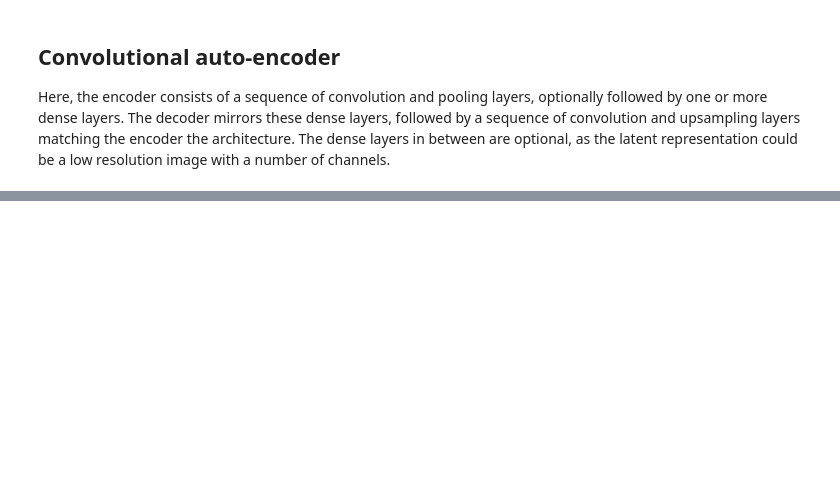
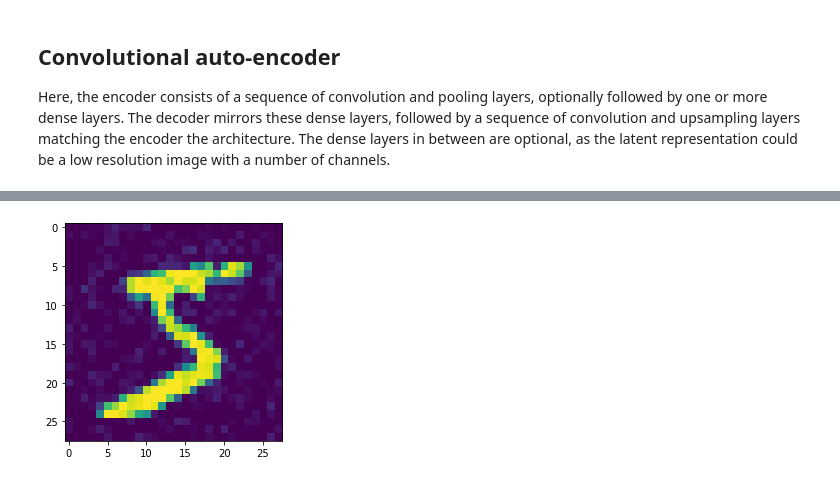
Before and after one commit to williamjshipman/autoencoder_tutorial, a Jupyter notebook: src/mnist_basic_auto_encoders.ipynb, the cells around one changed output, grey strips where cells are left out. Saved outputs shown, nothing was run; the diff lists cells and outputs as text; code cells hidden in the pictures; blank space fills up the shorter version.

```diff
--- a/src/mnist_basic_auto_encoders.ipynb
+++ b/src/mnist_basic_auto_encoders.ipynb
@@ -54,3 +58,7 @@ import tensorflow as tf
 print(f'TensorFlow version: {tf.__version__}')
 # %% [output]
 TensorFlow version: 1.15.0
+# %%
+from google.colab import drive
+drive.mount('/content/drive')
+output_path = '/content/drive/My Drive/Blog/auto-encoder tutorial'
@@ -75,22 +85,26 @@ data type: float32
 # Utility functions
 The following functions are going to be useful for training and testing the auto-encoders and displaying their output. The `test_random_image` function does just that, it picks an image at random, gives it to the encoder and decoder models to get the encoded and reconstructed form of the image, and displays the original image, the reconstructed version, the error, and the encoded form of the image.
 # %%
-def test_random_image(x: np.ndarray, encoder: tf.keras.Model, decoder: tf.keras.Model, subplot_idx: int, num_examples: int):
+def test_random_image(x: np.ndarray, encoder: tf.keras.Model, decoder: tf.keras.Model, subplot_idx: int, num_examples: int, figure: plt.Figure):
     idx = np.random.randint(x.shape[0])
     img = x[idx:(idx+1), :, :]
     encoded_img = encoder.predict(img)
     decoded_img = decoder.predict(img)
-    ax1 = plt.subplot(4, num_examples, subplot_idx + 1)
-    ax1.imshow(img[0, :, :, 0])
-    ax2 = plt.subplot(4, num_examples, subplot_idx + 1 + num_examples)
-    ax2.imshow(decoded_img[0, :, :, 0])
-    ax3 = plt.subplot(4, num_examples, subplot_idx + 1 + 2 * num_examples)
-    ax3.imshow(img[0, :, :, 0] - decoded_img[0, :, :, 0])
-    ax4 = plt.subplot(4, num_examples, subplot_idx + 1 + 3 * num_examples)
+    ax1 = figure.add_subplot(4, num_examples, subplot_idx + 1)
+    ax1.imshow(img[0, :, :, 0], vmin=0, vmax=1, cmap=plt.cm.gray)
+    ax1.set_title('Input')
+    ax2 = figure.add_subplot(4, num_examples, subplot_idx + 1 + num_examples)
+    ax2.imshow(decoded_img[0, :, :, 0], vmin=0, vmax=1, cmap=plt.cm.gray)
+    ax2.set_title('Reconstructed')
+    ax3 = figure.add_subplot(4, num_examples, subplot_idx + 1 + 2 * num_examples)
+    ax3.imshow(np.abs(img[0, :, :, 0] - decoded_img[0, :, :, 0]), vmin=0, vmax=1, cmap=plt.cm.gray)
+    ax3.set_title('Error')
+    ax4 = figure.add_subplot(4, num_examples, subplot_idx + 1 + 3 * num_examples)
     if len(encoded_img.shape) == 4:
         ax4.imshow(encoded_img[0, :, :, 0])
     else:
         ax4.plot(encoded_img.flatten())
+    ax4.set_title('Code')
 # %% [markdown]
 The code for doing the training and testing the trained auto-encoder on the test data set is next. First, I split the training data into a training and a validation set. These two sets get used to make two `ImageDataGenerator` objects, so that I can use data augmentation to expand my training data size.
 
@@ -428,0 +466,5 @@ del encoder, decoder
+# %%
+def add_gaussian_noise(x: np.ndarray, sigma: float):
+    x2 = x + np.random.standard_normal(x.shape) * sigma
+    x2 = np.clip(x2, 0, 1)
+    return x2
@@ -428,0 +478,7 @@ del encoder, decoder
+# %%
+x_train_gauss_noise = add_gaussian_noise(x_train, 0.05)
+x_test_gauss_noise = add_gaussian_noise(x_test, 0.05)
+plt.imshow(x_train_gauss_noise[0, :, :, 0])
+plt.show()
+# %% [output]
+[figure, added]
```
Also changed, not shown: parts of 22 cells of this notebook.
